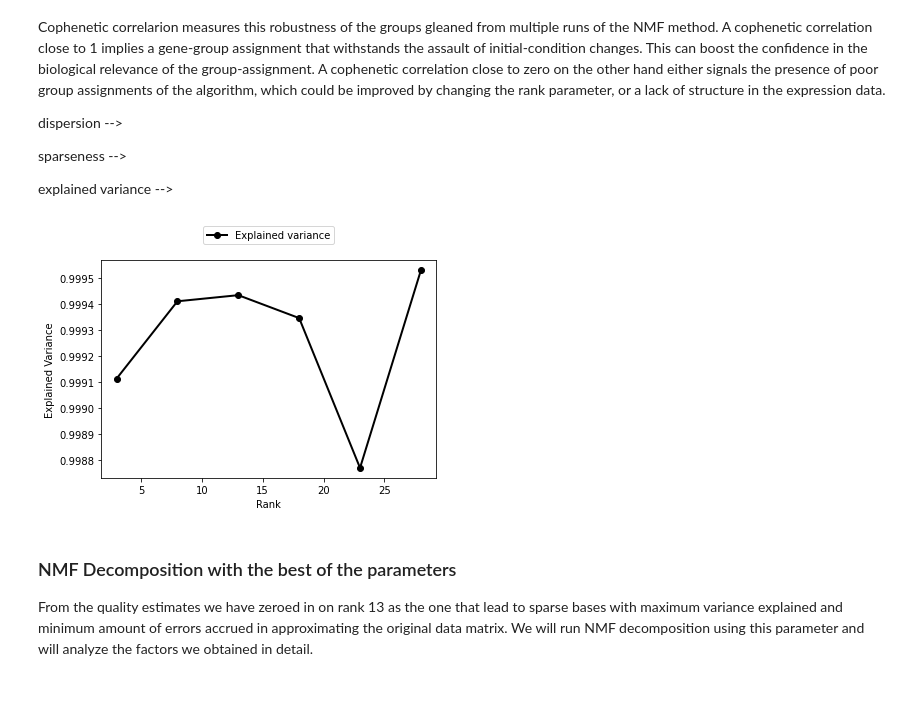
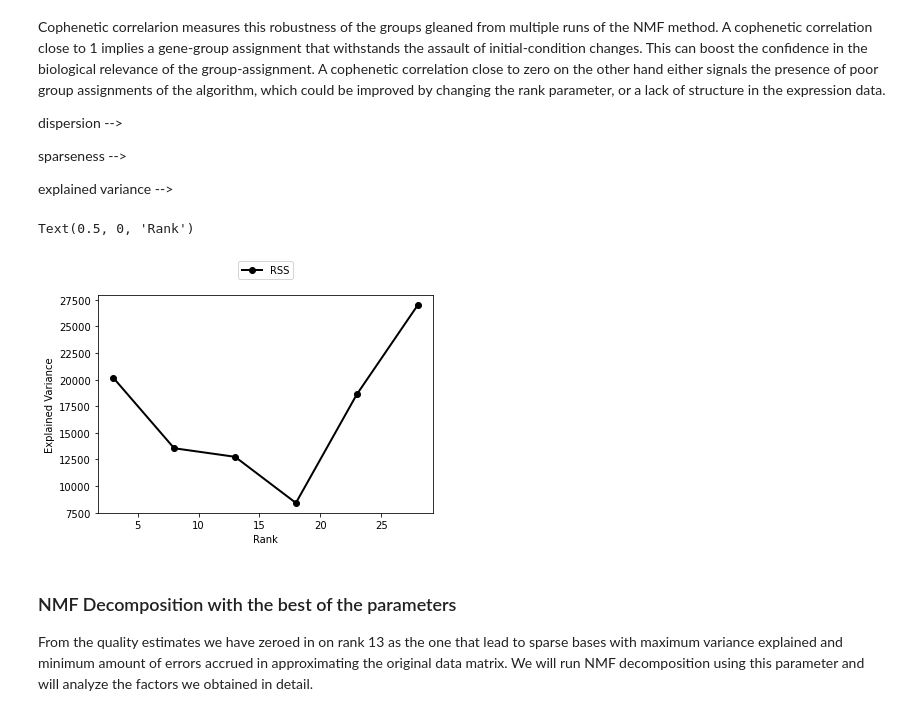
Before and after one commit to arunneru/bioinfo, a Jupyter notebook: nmf/Nimfa_NMF_ABA.ipynb, the cells around one changed output. Drawn from its saved outputs; the diff is of its cells as text; code cells hidden in the pictures.

```diff
--- a/nmf/Nimfa_NMF_ABA.ipynb
+++ b/nmf/Nimfa_NMF_ABA.ipynb
@@ -112,24 +112,25 @@ summary = snmf.estimate_rank(rank_range=rank_cands, n_run=10, what='all')
 # %%
 ## Plotting the measures of quality for all the ranks we used
 rss = [summary[rank]['rss'] for rank in rank_cands]
 coph = [summary[rank]['cophenetic'] for rank in rank_cands]
 disp = [summary[rank]['dispersion'] for rank in rank_cands]
 spar = [summary[rank]['sparseness'] for rank in rank_cands]
 spar_w, spar_h = zip(*spar)
 evar = [summary[rank]['evar'] for rank in rank_cands]
 
-# plt.plot(rank_cands, rss, 'o-', label='RSS', linewidth=2, color="k")
+plt.plot(rank_cands, rss, 'o-', label='RSS', linewidth=2, color="k")
 # plt.plot(rank_cands, coph, 'o-', label='Cophenetic correlation', linewidth=2)
-#plt.plot(rank_cands, disp,'o-', label='Dispersion', linewidth=2, color="k")
+# plt.plot(rank_cands, disp,'o-', label='Dispersion', linewidth=2, color="k")
 # plt.plot(rank_cands, spar_w, 'o-', label='Sparsity (Basis)', linewidth=2)
 # plt.plot(rank_cands, spar_h, 'o-', label='Sparsity (Mixture)', linewidth=2)
-plt.plot(rank_cands, evar, 'o-', label='Explained variance', linewidth=2, color="k")
+# plt.plot(rank_cands, evar, 'o-', label='Explained variance', linewidth=2, color="k")
 plt.legend(loc='upper center', bbox_to_anchor=(0.5, 1.18), ncol=3, numpoints=1);
 plt.ylabel("Explained Variance")
 plt.xlabel("Rank")
-plt.savefig("evar_vs_rank.png",dpi=300, format="png")
+# plt.savefig("evar_vs_rank.png",dpi=300, format="png")
 # %% [output]
+Text(0.5, 0, 'Rank')
-[figure, old version]
+[figure, new version]
 # %% [markdown]
 ### NMF Decomposition with the best of the parameters
 From the quality estimates we have zeroed in on rank 13 as the one that lead to sparse bases with maximum variance explained and minimum amount of errors accrued in approximating the original data matrix. We will run NMF decomposition using this parameter and will analyze the factors we obtained in detail.
```
Also changed, not shown: parts of 17 cells of this notebook.
